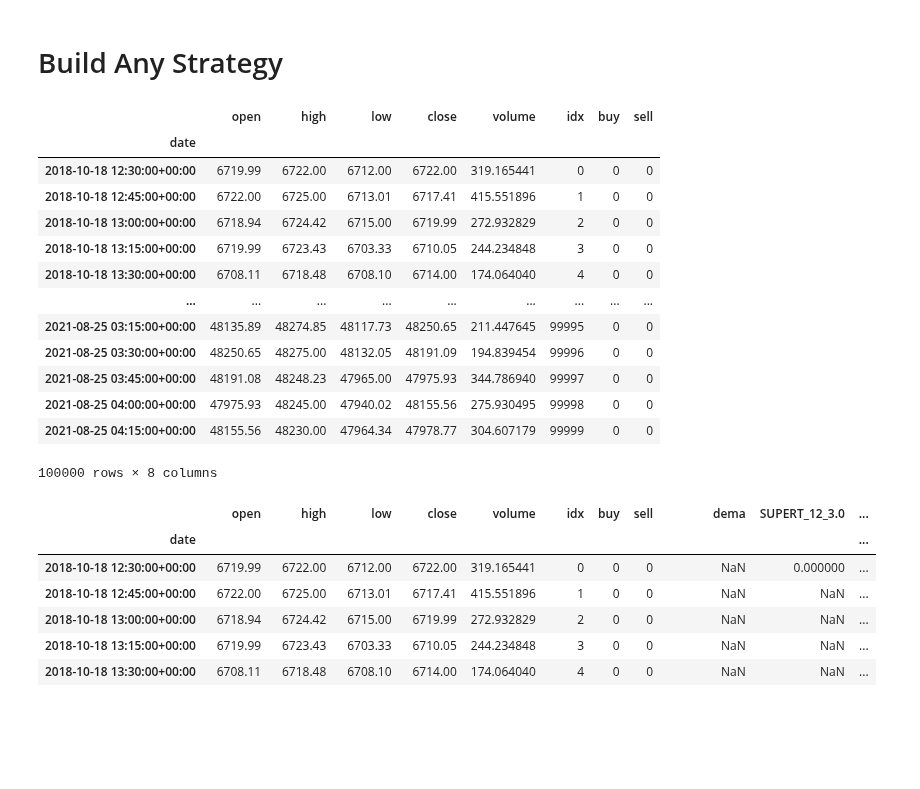
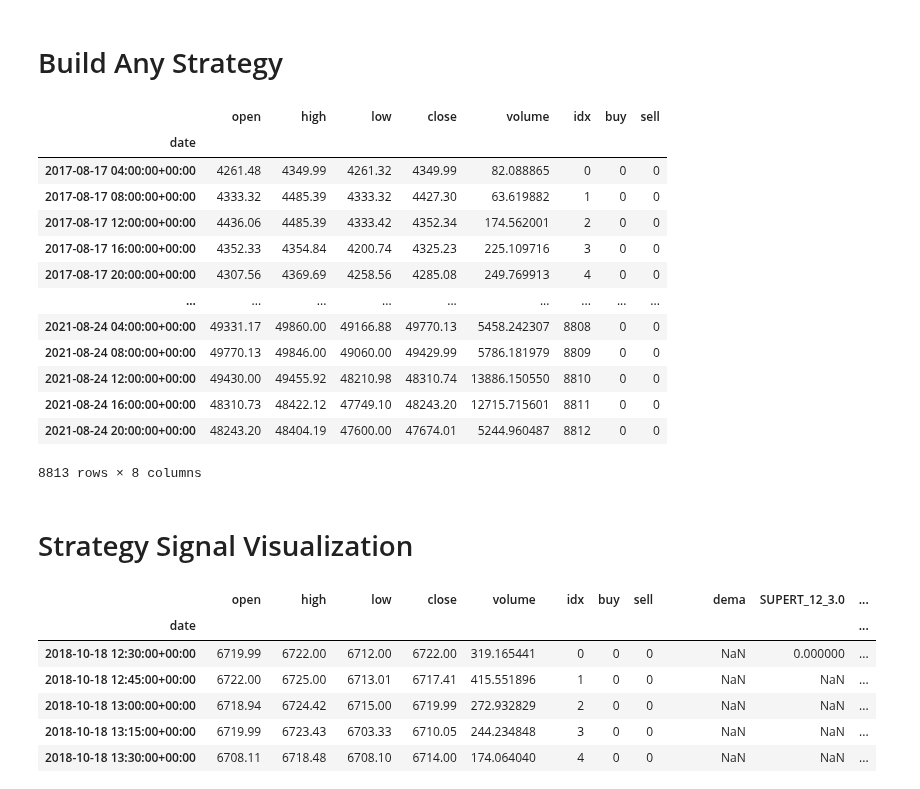
Before and after one commit to webclinic017/superft, a Jupyter notebook: notebooks/Strategy Builder.ipynb, the cells around one changed output. Saved outputs shown, nothing was run; the diff lists cells and outputs as text; code cells hidden in the pictures; blank space fills up the shorter version.

```diff
--- a/notebooks/Strategy Builder.ipynb
+++ b/notebooks/Strategy Builder.ipynb
@@ -176,28 +176,30 @@ env: WANDB_SILENT=true
 # %% [markdown]
 # Build Any Strategy
 # %%
-timeframe = "15m"
+timeframe = "4h"
 df_load = loader.load_df(PATH_DATA / "binance"/ f"BTC_USDT-{timeframe}.json", timeframe).iloc[-100000:]
 df_load = df_load.set_index("date")
 df_load["idx"] = range(0, len(df_load))
 df_load["buy"] = 0
 df_load["sell"] = 0
 df_load
 # %% [output]
 |  | open | high | low | close | volume | idx | buy | sell |
 | date |  |  |  |  |  |  |  |  |
-| 2018-10-18 12:30:00+00:00 | 6719.99 | 6722.00 | 6712.00 | 6722.00 | 319.165441 | 0 | 0 | 0 |
-| 2018-10-18 12:45:00+00:00 | 6722.00 | 6725.00 | 6713.01 | 6717.41 | 415.551896 | 1 | 0 | 0 |
-| 2018-10-18 13:00:00+00:00 | 6718.94 | 6724.42 | 6715.00 | 6719.99 | 272.932829 | 2 | 0 | 0 |
-| 2018-10-18 13:15:00+00:00 | 6719.99 | 6723.43 | 6703.33 | 6710.05 | 244.234848 | 3 | 0 | 0 |
-| 2018-10-18 13:30:00+00:00 | 6708.11 | 6718.48 | 6708.10 | 6714.00 | 174.064040 | 4 | 0 | 0 |
+| 2017-08-17 04:00:00+00:00 | 4261.48 | 4349.99 | 4261.32 | 4349.99 | 82.088865 | 0 | 0 | 0 |
+| 2017-08-17 08:00:00+00:00 | 4333.32 | 4485.39 | 4333.32 | 4427.30 | 63.619882 | 1 | 0 | 0 |
+| 2017-08-17 12:00:00+00:00 | 4436.06 | 4485.39 | 4333.42 | 4352.34 | 174.562001 | 2 | 0 | 0 |
+| 2017-08-17 16:00:00+00:00 | 4352.33 | 4354.84 | 4200.74 | 4325.23 | 225.109716 | 3 | 0 | 0 |
+| 2017-08-17 20:00:00+00:00 | 4307.56 | 4369.69 | 4258.56 | 4285.08 | 249.769913 | 4 | 0 | 0 |
 | ... | ... | ... | ... | ... | ... | ... | ... | ... |
-| 2021-08-25 03:15:00+00:00 | 48135.89 | 48274.85 | 48117.73 | 48250.65 | 211.447645 | 99995 | 0 | 0 |
-| 2021-08-25 03:30:00+00:00 | 48250.65 | 48275.00 | 48132.05 | 48191.09 | 194.839454 | 99996 | 0 | 0 |
-| 2021-08-25 03:45:00+00:00 | 48191.08 | 48248.23 | 47965.00 | 47975.93 | 344.786940 | 99997 | 0 | 0 |
-| 2021-08-25 04:00:00+00:00 | 47975.93 | 48245.00 | 47940.02 | 48155.56 | 275.930495 | 99998 | 0 | 0 |
-| 2021-08-25 04:15:00+00:00 | 48155.56 | 48230.00 | 47964.34 | 47978.77 | 304.607179 | 99999 | 0 | 0 |
+| 2021-08-24 04:00:00+00:00 | 49331.17 | 49860.00 | 49166.88 | 49770.13 | 5458.242307 | 8808 | 0 | 0 |
+| 2021-08-24 08:00:00+00:00 | 49770.13 | 49846.00 | 49060.00 | 49429.99 | 5786.181979 | 8809 | 0 | 0 |
+| 2021-08-24 12:00:00+00:00 | 49430.00 | 49455.92 | 48210.98 | 48310.74 | 13886.150550 | 8810 | 0 | 0 |
+| 2021-08-24 16:00:00+00:00 | 48310.73 | 48422.12 | 47749.10 | 48243.20 | 12715.715601 | 8811 | 0 | 0 |
+| 2021-08-24 20:00:00+00:00 | 48243.20 | 48404.19 | 47600.00 | 47674.01 | 5244.960487 | 8812 | 0 | 0 |
-100000 rows × 8 columns
+8813 rows × 8 columns
+# %% [markdown]
+# Strategy Signal Visualization
 # %%
 def populate_indicators(dataframe: pd.DataFrame) -> pd.DataFrame:
     """ Populate Freqtrade Indicators """
```
Also changed, not shown: parts of 4 cells of this notebook, 49 other files.
